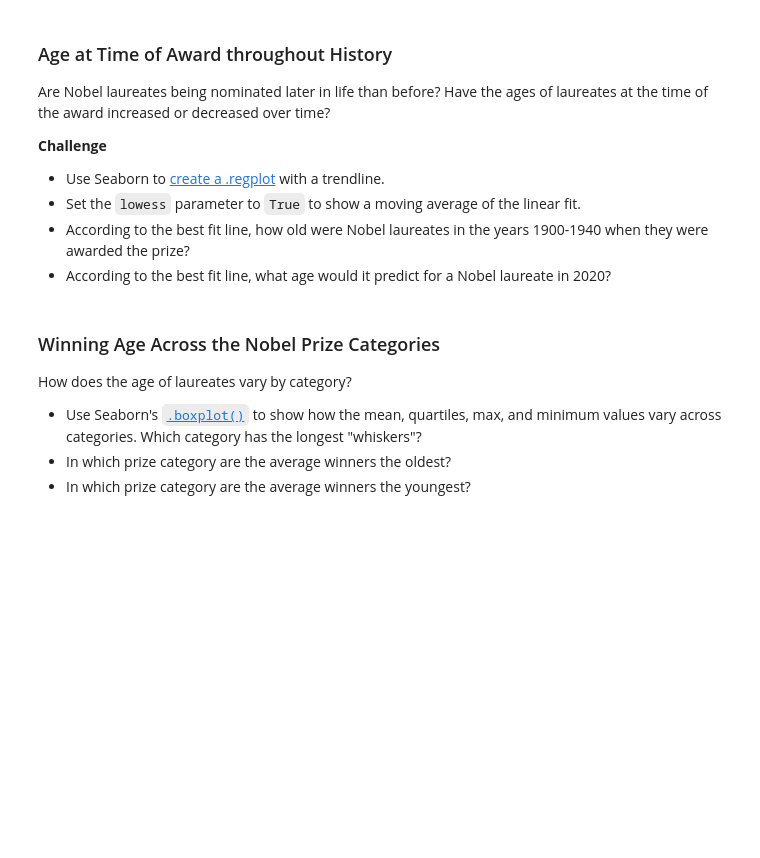
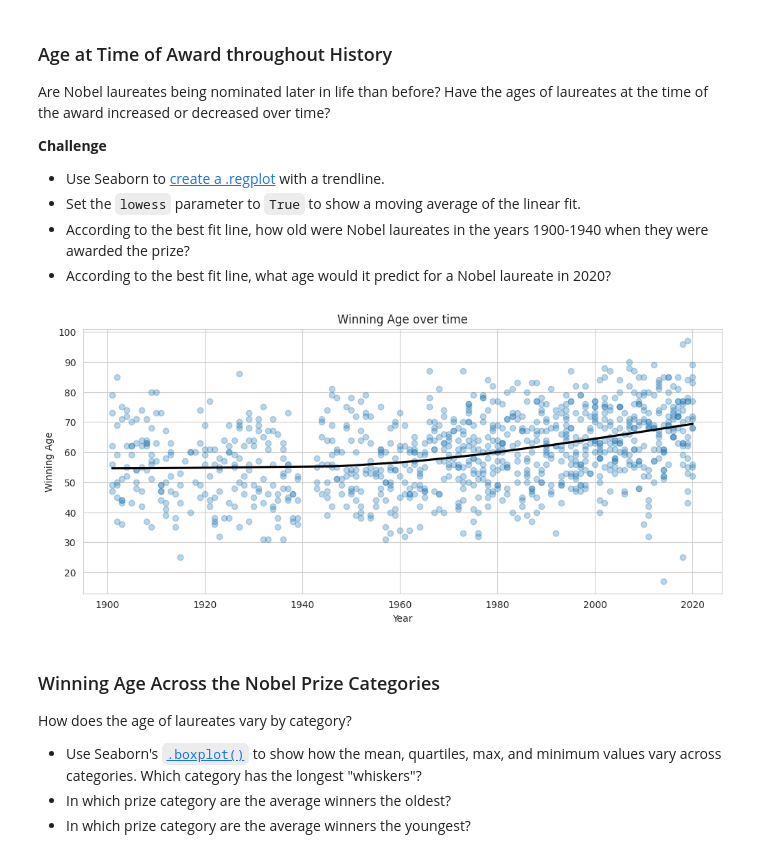
Before and after one commit to Xor01/Analyze-NobelPrize-dataset, a Jupyter notebook: Nobel_Prize_Analysis.ipynb, the cells around one changed output. Drawn from its saved outputs; the diff is of its cells as text; code cells hidden in the pictures; blank space fills up the shorter version.

Commit message:
creaet Winning Age over time chart

```diff
--- a/Nobel_Prize_Analysis.ipynb
+++ b/Nobel_Prize_Analysis.ipynb
@@ -729,6 +729,21 @@ Are Nobel laureates being nominated later in life than before? Have the ages of
 * Set the `lowess` parameter to `True` to show a moving average of the linear fit.
 * According to the best fit line, how old were Nobel laureates in the years 1900-1940 when they were awarded the prize?
 * According to the best fit line, what age would it predict for a Nobel laureate in 2020?
+# %%
+plt.figure(figsize=(12, 5))
+with sns.axes_style('whitegrid'):
+    sns.regplot(df_data,
+                x='year',
+                y='winning_age',
+                lowess=True,
+                scatter_kws={'alpha': .3},
+                line_kws={'color': 'black'},
+                )
+    plt.xlabel('Year')
+    plt.ylabel('Winning Age')
+    plt.title('Winning Age over time')
+# %% [output]
+[figure, added]
 # %% [markdown]
 ### Winning Age Across the Nobel Prize Categories
 
```
Also changed, not shown: parts of 1 cell of this notebook.
